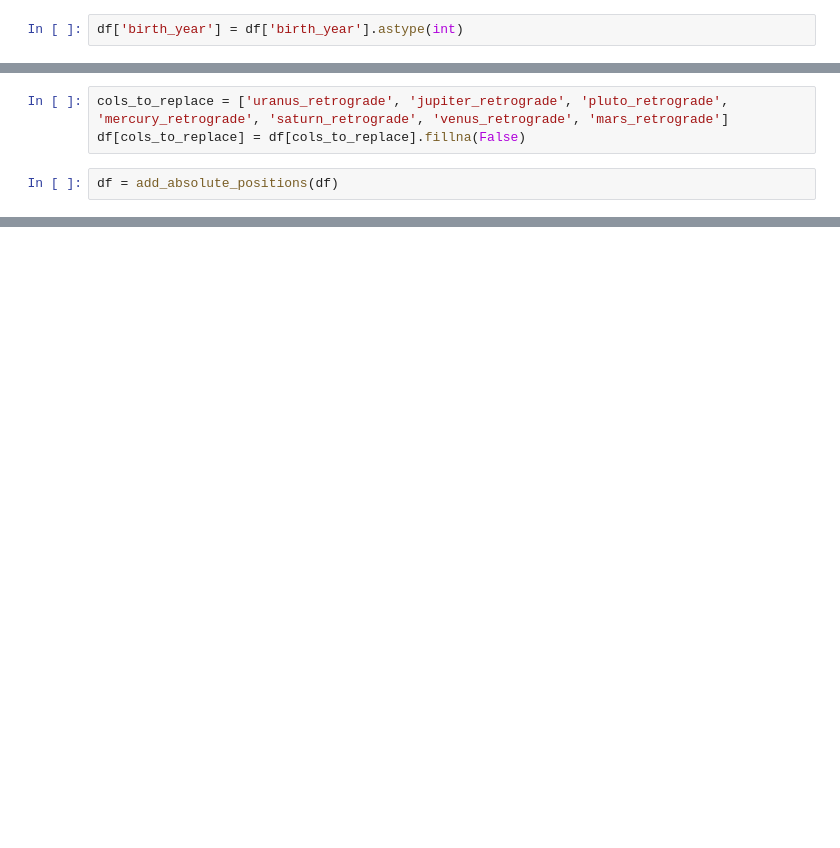
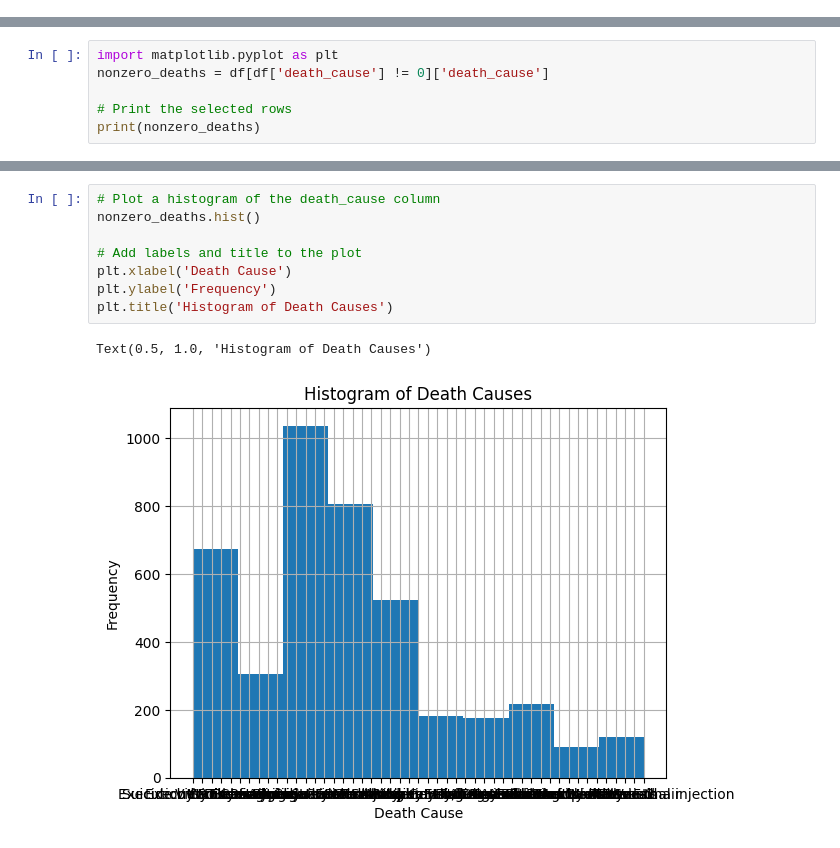
Before and after one commit to ryonmckay/astro_ml, a Jupyter notebook: notebooks/preprocess.ipynb, the cells around one changed output, grey strips where cells are left out. Saved outputs shown, nothing was run; the diff lists cells and outputs as text; blank space fills up the shorter version.

```diff
--- a/notebooks/preprocess.ipynb
+++ b/notebooks/preprocess.ipynb
@@ -64,2 +45,0 @@ plt.show()
-# %%
-df['birth_year'] = df['birth_year'].astype(int)
@@ -76,5 +45,0 @@ df.shape
-# %%
-cols_to_replace = ['uranus_retrograde', 'jupiter_retrograde', 'pluto_retrograde', 'mercury_retrograde', 'saturn_retrograde', 'venus_retrograde', 'mars_retrograde']
-df[cols_to_replace] = df[cols_to_replace].fillna(False)
-# %%
-df = add_absolute_positions(df)
@@ -136,0 +78,6 @@ IndexError: index 179 is out of bounds for axis 0 with size 6
+# %%
+import matplotlib.pyplot as plt
+nonzero_deaths = df[df['death_cause'] != 0]['death_cause']
+
+# Print the selected rows
+print(nonzero_deaths)
@@ -136,0 +97,11 @@ IndexError: index 179 is out of bounds for axis 0 with size 6
+# %%
+# Plot a histogram of the death_cause column
+nonzero_deaths.hist()
+
+# Add labels and title to the plot
+plt.xlabel('Death Cause')
+plt.ylabel('Frequency')
+plt.title('Histogram of Death Causes')
+# %% [output]
+Text(0.5, 1.0, 'Histogram of Death Causes')
+[figure, added]
```
Also changed, not shown: parts of 44 cells of this notebook, 7 other files.
